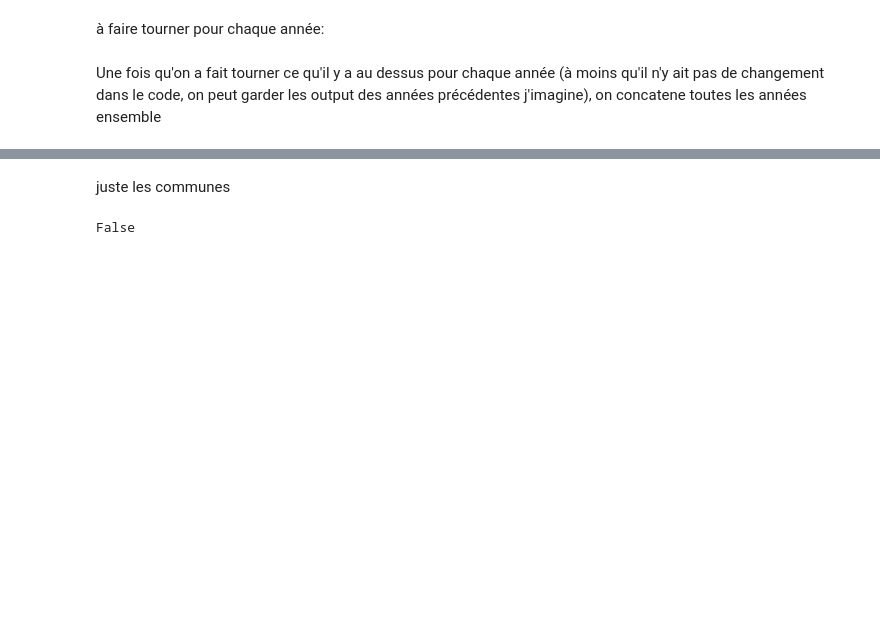
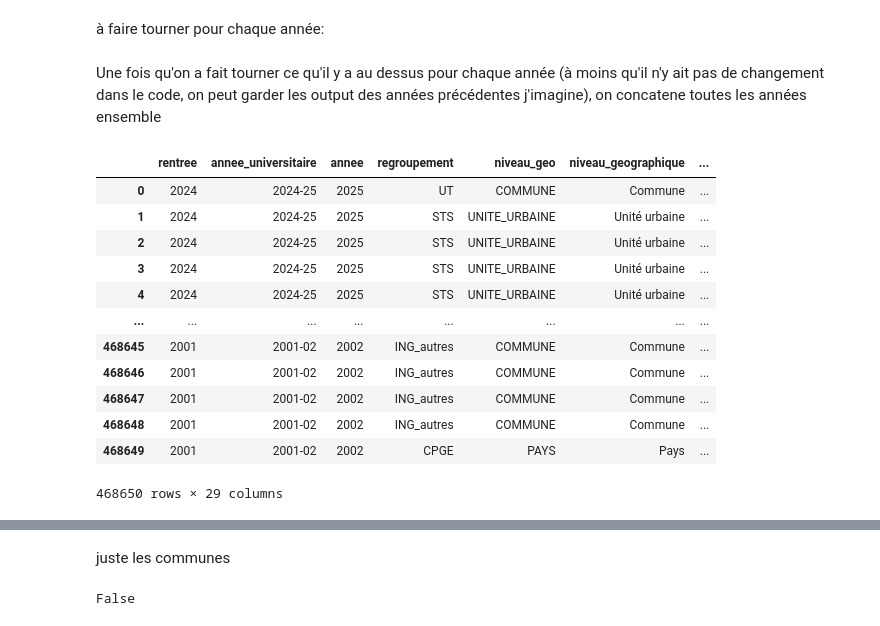
Before and after one commit to dataesr/atlas-opendata, a Jupyter notebook: 2_opendata_atlas_total_communes.ipynb, the cells around one changed output, grey strips where cells are left out. Cells and saved outputs as stored; diff of their text form; code cells hidden in the pictures; blank space fills up the shorter version.

```diff
--- a/2_opendata_atlas_total_communes.ipynb
+++ b/2_opendata_atlas_total_communes.ipynb
@@ -12,7 +12,7 @@ CORRECTIFS_dict_esr = load_all_correctifs('_esr')
 # %% [markdown]
 à faire tourner pour chaque année:
 # %%
-rentree_sco='2023'
+rentree_sco='2024'
 # %%
 df=pd.read_json(f"./POST_GENTAB/atlas{rentree_sco}.json")
 # %%
@@ -66,5 +68,7 @@ elif rentree_sco in ["2006","2005","2004","2003","2002","2001"]:
 df.loc[df['RGP3']=='UNIV_PRIV','RGP3']='EPEU'
 df=df.rename(columns={'DEP_NUM_NOM':'DEP_NOM'})
 # nouvelle variable effectif_atlas
-df.loc[df.RENTREE.apply(lambda x: int(x) > 2014),'effectif_atlas']=df.loc[df.RENTREE.apply(lambda x: int(x) > 2014),'EFFSDC']
-df.loc[df.RENTREE.apply(lambda x: int(x) <= 2014),'effectif_atlas']=df.loc[df.RENTREE.apply(lambda x: int(x) <= 2014),'EFFTOT']
+if df.RENTREE[0] > 2014:
+    df['effectif_atlas']=df.loc[:,'EFFSDC']
+if df.RENTREE[0] <= 2014:
+    df['effectif_atlas']=df.loc[:,'EFFTOT']
@@ -198,23 +204,23 @@ for i in range(6):
         df6=df5.drop_duplicates(subset=['rentree', 'annee_universitaire', 'annee', 'niveau_geo','niveau_geographique', 'regroupement',
         'rgp_formations_ou_etablissements', 'secteur',
         'secteur_de_l_etablissement', 'sexe', 'sexe_de_l_etudiant', 'effectif',
-        'effectifhdccpge','geo_id','pays'])
+        'effectifhdccpge', 'effectif_atlas', 'geo_id','pays'])
 
         df7=df6.groupby(['rentree', 'annee_universitaire', 'annee', 'niveau_geo','niveau_geographique', 'regroupement',
             'rgp_formations_ou_etablissements', 'secteur',
-            'secteur_de_l_etablissement', 'sexe', 'sexe_de_l_etudiant', 'geo_id','pays'], as_index=False, dropna=False).agg({'effectif': 'sum','effectifhdccpge': 'sum','effectif_dut': 'sum','effectif_ing': 'sum','effectif_form_ens': 'sum','effectif_apprentis_en_sts':'sum'})
+            'secteur_de_l_etablissement', 'sexe', 'sexe_de_l_etudiant', 'geo_id','pays'], as_index=False, dropna=False).agg({'effectif': 'sum','effectif_atlas': 'sum','effectifhdccpge': 'sum','effectif_dut': 'sum','effectif_ing': 'sum','effectif_form_ens': 'sum','effectif_apprentis_en_sts':'sum'})
 
     else:
         l1=['rentree', 'annee_universitaire', 'annee', 'niveau_geo','niveau_geographique', 'regroupement',
         'rgp_formations_ou_etablissements', 'secteur',
         'secteur_de_l_etablissement', 'sexe', 'sexe_de_l_etudiant', 'effectif',
-        'effectifhdccpge','effectif_apprentis_en_sts','geo_id', 'geo_nom']+geolist2[i].split(' ')+['pays']
+        'effectifhdccpge','effectif_atlas','effectif_apprentis_en_sts','geo_id', 'geo_nom']+geolist2[i].split(' ')+['pays']
         df6=df5.rename(columns=dict_f).drop_duplicates(subset=l1)
 
         l2=['rentree', 'annee_universitaire', 'annee', 'niveau_geo','niveau_geographique', 'regroupement',
             'rgp_formations_ou_etablissements', 'secteur',
             'secteur_de_l_etablissement', 'sexe', 'sexe_de_l_etudiant', 'geo_id', 'geo_nom']+geolist2[i].split(' ')+['pays']
-        df7=df6.groupby(l2, as_index=False, dropna=False).agg({'effectif': 'sum','effectifhdccpge': 'sum','effectif_dut': 'sum','effectif_ing': 'sum','effectif_form_ens': 'sum','effectif_apprentis_en_sts':'sum'})
+        df7=df6.groupby(l2, as_index=False, dropna=False).agg({'effectif': 'sum', 'effectif_atlas': 'sum', 'effectifhdccpge': 'sum','effectif_dut': 'sum','effectif_ing': 'sum','effectif_form_ens': 'sum','effectif_apprentis_en_sts':'sum'})
 
     df7['a_des_effectifs_dut']=df7.loc[:,'effectif_dut'].apply(lambda x: 'oui' if x>0 else 'non')
     df7['a_des_effectifs_ing']=df7.loc[:,'effectif_ing'].apply(lambda x: 'oui' if x>0 else 'non')
@@ -255,6 +267,22 @@ df=df1.sort_values(by=["rentree"], ascending=False)
 # %%
 df_tot=df.reset_index()
 del df_tot['index']
+# %%
+df_tot
+# %% [output]
+|  | rentree | annee_universitaire | annee | regroupement | niveau_geo | niveau_geographique | ... |
+| 0 | 2024 | 2024-25 | 2025 | UT | COMMUNE | Commune | ... |
+| 1 | 2024 | 2024-25 | 2025 | STS | UNITE_URBAINE | Unité urbaine | ... |
+| 2 | 2024 | 2024-25 | 2025 | STS | UNITE_URBAINE | Unité urbaine | ... |
+| 3 | 2024 | 2024-25 | 2025 | STS | UNITE_URBAINE | Unité urbaine | ... |
+| 4 | 2024 | 2024-25 | 2025 | STS | UNITE_URBAINE | Unité urbaine | ... |
+| ... | ... | ... | ... | ... | ... | ... | ... |
+| 468645 | 2001 | 2001-02 | 2002 | ING_autres | COMMUNE | Commune | ... |
+| 468646 | 2001 | 2001-02 | 2002 | ING_autres | COMMUNE | Commune | ... |
+| 468647 | 2001 | 2001-02 | 2002 | ING_autres | COMMUNE | Commune | ... |
+| 468648 | 2001 | 2001-02 | 2002 | ING_autres | COMMUNE | Commune | ... |
+| 468649 | 2001 | 2001-02 | 2002 | CPGE | PAYS | Pays | ... |
+468650 rows × 29 columns
 # %%
 df_tot=df_tot[['rentree', 'annee_universitaire', 'annee', 'regroupement', 'niveau_geo',
        'niveau_geographique', 'rgp_formations_ou_etablissements', 'secteur',
```
Also changed, not shown: parts of 13 cells of this notebook, 3 other files.
